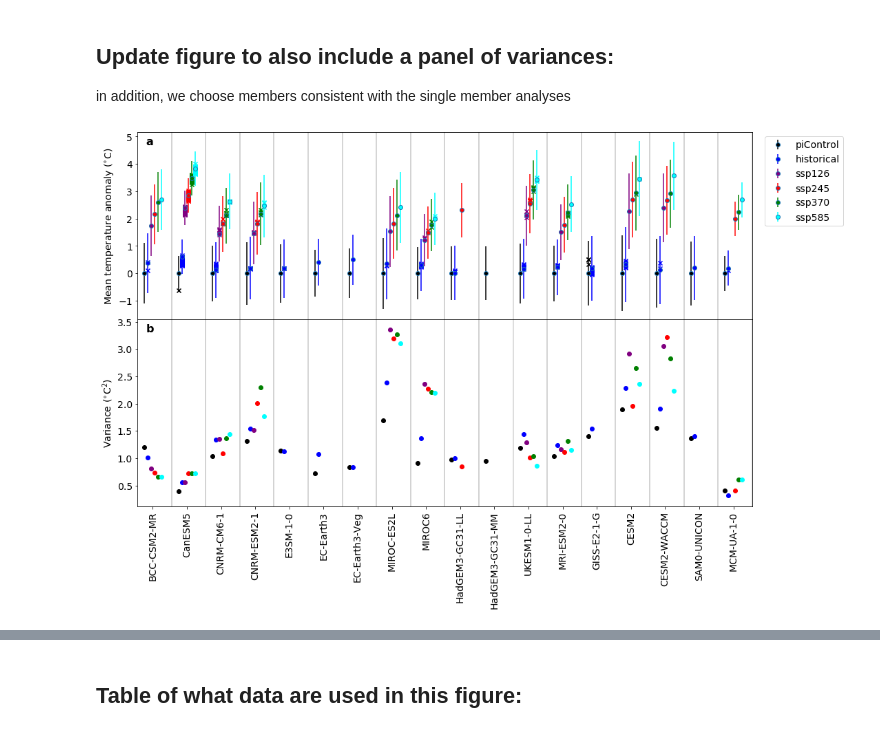
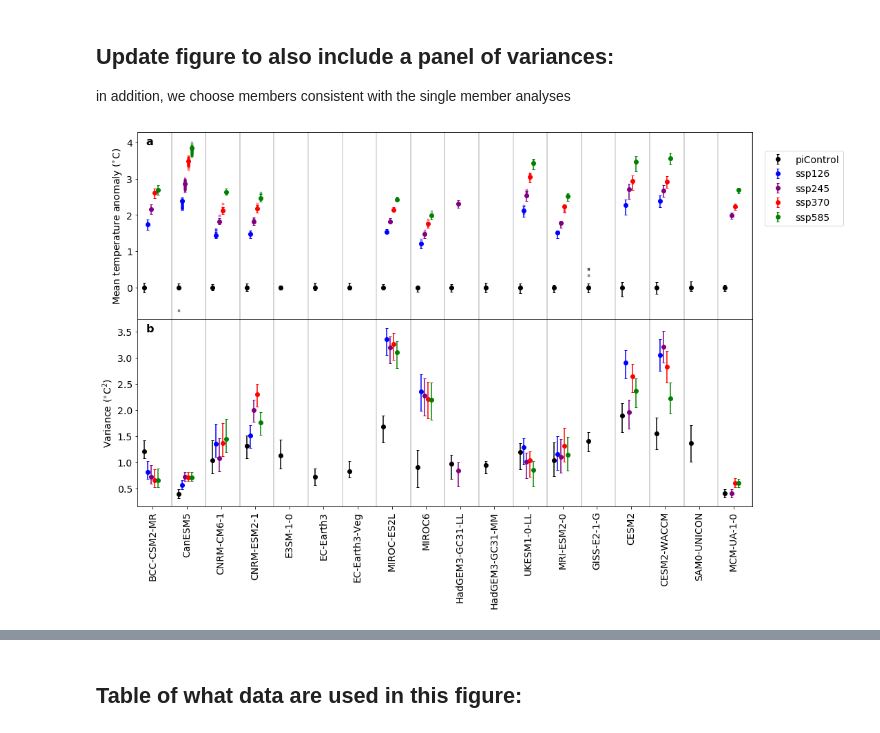
Before and after one commit to Hegebf/enso_paper, a Jupyter notebook: notebooks/Figure1.ipynb, the cells around one changed output, grey strips where cells are left out. Drawn from its saved outputs; the diff is of its cells as text; code cells hidden in the pictures.

Commit message:
updated error bars

```diff
--- a/notebooks/Figure1.ipynb
+++ b/notebooks/Figure1.ipynb
@@ -260,7 +261,7 @@ def choose_member(datatable, exp, model):
     return chosen_member
 
 # parent experiment checks for models where different variant labels are used:
-# E3SM-1-0 r2i1p1f1 historical braches from piControl r1i1p1f1 (an historical r1 is missing years)
+# E3SM-1-0 r2i1p1f1 historical braches from piControl r1i1p1f1 (and historical r1 is missing years)
 # EC-Earth3 r22i1p1f1 historical has no parent???
 # HadGEM3-GC31-LL r1i1p1f3 historical braches from piControl r1i1p1f1
 
@@ -305,10 +306,25 @@ def find_anomaly(model, exp, data = None):
             trend = np.polyval(p,np.arange(len(data)))
             anomalies = data - trend
     return anomalies
+
+def segments(data, years_used = 500, seg_length = 86, seg_overlap = 40):
+    x = data[:years_used]
+    starttimes = np.arange(0,len(x)-seg_length+1,seg_length - seg_overlap)
+    segment_list = np.full((len(starttimes), seg_length), np.nan)
+
+    for (i,k) in enumerate(starttimes):
+        segment = x[int(k):int(k)+seg_length];
+        segment_list[i] = segment
+
+    segment_means = np.array([segment_list[i,:].mean() for i in range(len(starttimes))])
+    segment_variances = np.array([segment_list[i,:].var() for i in range(len(starttimes))])
+
+    return segment_means, segment_variances
 # %%
 # define x-coordiates and colors for each experiment
 x = {}
-colors = ['black', 'blue', 'purple', 'red', 'green', 'cyan']
+#colors = ['black', 'blue', 'purple', 'red', 'green', 'cyan']
+colors = ['black', 'blue', 'purple', 'red', 'green']
 color_dict = {}
 delta_x = 0.1
 for ind,exp in enumerate(experiments):
@@ -341,19 +357,19 @@ for (k,model) in enumerate(models):
                 if exp in experiments[-4:]: # if future scenario
                     if len(data) >= ssp_required_length:
                         data = data[:ssp_required_length] # stop in year 2100, and plot only data going to 2100
-                        ax[0].scatter(x[exp][k], data.mean() - control_data.mean(), marker = 'x', color=color_dict[exp])
+                        ax[0].scatter(x[exp][k], data.mean() - control_data.mean(), marker = 'x', s = 10, alpha = 0.5, color=color_dict[exp])
                         members[exp] += 1
                 elif exp == 'historical':
                     if len(data) >= historical_required_length:
-                        ax[0].scatter(x[exp][k], data.mean() - control_data.mean(), marker = 'x', color=color_dict[exp])
+                        ax[0].scatter(x[exp][k], data.mean() - control_data.mean(), marker = 'x', s = 10, alpha = 0.5, color=color_dict[exp])
                         members[exp] += 1
                 elif exp == 'piControl':
                     if len(data) >= piControl_min_length_other_members:
-                        ax[0].scatter(x[exp][k], data.mean() - control_data.mean(), marker = 'x', color=color_dict[exp])
+                        ax[0].scatter(x[exp][k], data.mean() - control_data.mean(), marker = 'x', s = 10, alpha = 0.5, color=color_dict[exp])
                         members[exp] += 1
                         piControl_lengths.append(str(len(data) + 1))
 
-            # plot chosen member with error bars from piControl std
+            # plot chosen member with error bars
             data_list = data_table[exp][plot_member].values
             # remove empty strings and convert remaining strings to float:
             data = np.array([np.float(i) for i in data_list if i])
@@ -363,47 +379,61 @@ for (k,model) in enumerate(models):
                 control_data = data
                 df.loc[model][('piControl', 'length')] = len(control_data) + 1 # to give original length
                 df.loc[model][('piControl', 'length of other members')] = ",".join(piControl_lengths)
+                # split into segments and compute their mean and variance:
+                means, variances = segments(control_data)
+                # all error bars are calculated from piControl segments as:
+                mean_lerror = control_data.mean() - means.min()
+                mean_uerror = means.max() - control_data.mean()
+                var_lerror = control_data.var() - variances.min()
+                var_uerror = variances.max() - control_data.var()
             if k == 0:
                 # define also labels for legend
-                ax[0].errorbar(x[exp][k], data.mean() - control_data.mean(), yerr=control_data.std(), fmt='o', ecolor=color_dict[exp], mfc=color_dict[exp], label = exp)
+                anomaly =  data.mean() - control_data.mean();
+                #ax[0].errorbar(x[exp][k], data.mean() - control_data.mean(), yerr=control_data.std(), fmt='o', ecolor=color_dict[exp], mfc=color_dict[exp], label = exp)
+                ax[0].errorbar(x[exp][k], anomaly, yerr = [[mean_lerror], [mean_uerror]], fmt='o', marker = 'o', color=color_dict[exp], label = exp,  capsize=2)
                 members[exp] += 1
 
                 # plot also variance of anomalies
                 anom = find_anomaly(model,exp, data = data)
-                ax[1].scatter(x[exp][k], anom.var(),  marker = 'o', color=color_dict[exp], label = exp)
+                #ax[1].scatter(x[exp][k], anom.var(),  marker = 'o', color=color_dict[exp], label = exp)
+                ax[1].errorbar(x[exp][k], anom.var(), yerr = [[var_lerror], [var_uerror]], marker = 'o', color=color_dict[exp], label = exp,  capsize=2)
                 ax[0].axvline(x['piControl'][k]+0.8, color='lightgray')
                 ax[1].axvline(x['piControl'][k]+0.8, color='lightgray')
             else:
-                ax[0].errorbar(x[exp][k], data.mean() - control_data.mean(), yerr=control_data.std(), fmt='o', ecolor=color_dict[exp], mfc=color_dict[exp])
+                anomaly =  data.mean() - control_data.mean();
+                #ax[0].errorbar(x[exp][k], data.mean() - control_data.mean(), yerr=control_data.std(), fmt='o', ecolor=color_dict[exp], mfc=color_dict[exp])
+                ax[0].errorbar(x[exp][k], anomaly, yerr = [[mean_lerror], [mean_uerror]], marker = 'o', color=color_dict[exp],  capsize=2)
+
                 members[exp] += 1
 
                 # plot also variance of anomalies
                 anom = find_anomaly(model,exp, data = data)
-                ax[1].scatter(x[exp][k], anom.var(),  marker = 'o', color=color_dict[exp])
+                #ax[1].scatter(x[exp][k], anom.var(),  marker = 'o', color=color_dict[exp])
+                ax[1].errorbar(x[exp][k], anom.var(), yerr = [[var_lerror], [var_uerror]], marker = 'o', color=color_dict[exp],  capsize=2)
                 ax[0].axvline(x['piControl'][k]+0.8, color='lightgray')
                 ax[1].axvline(x['piControl'][k]+0.8, color='lightgray')
         # save number of members in dataframe
         if exp in experiments[1:]:
             df.loc[model][(exp, 'members')] = members[exp]
 
 
 for axis in ax:
     axis.tick_params(axis='both',labelsize=14)
     axis.set_xlim(0.8, 18.8)
 ax[0].set_ylabel('Mean temperature anomaly ($^{\circ}$C)', fontsize = 14)
 ax[0].set_xticklabels([])
 ax[0].legend(loc=(1.02,0.5), fontsize = 14);
 
 ax[1].tick_params(axis='both',labelsize=14)
 ax[1].set_ylabel('Variance ($^{\circ}$C$^2$)', fontsize = 14)
 #ax[1].legend(loc=(1.02,0.5), fontsize = 14);
 
 plt.xticks(x['piControl']+0.25, models, rotation=90);
 plt.subplots_adjust(hspace=0)
 
 plt.text(0.02, 0.95, 'a', fontweight = 'bold', fontsize = 16, horizontalalignment='center', verticalalignment='center', transform=ax[0].transAxes);
 plt.text(0.02, 0.95, 'b', fontweight = 'bold', fontsize = 16, horizontalalignment='center', verticalalignment='center', transform=ax[1].transAxes);
 
-#plt.savefig('../Figures/Figure1.png', format='png', dpi=300, bbox_inches="tight")
+plt.savefig('../Figures/Figure1.png', format='png', dpi=300, bbox_inches="tight")
 # %% [output]
-[figure, old version]
+[figure, new version]
```
Also changed, not shown: parts of 8 cells of this notebook.
